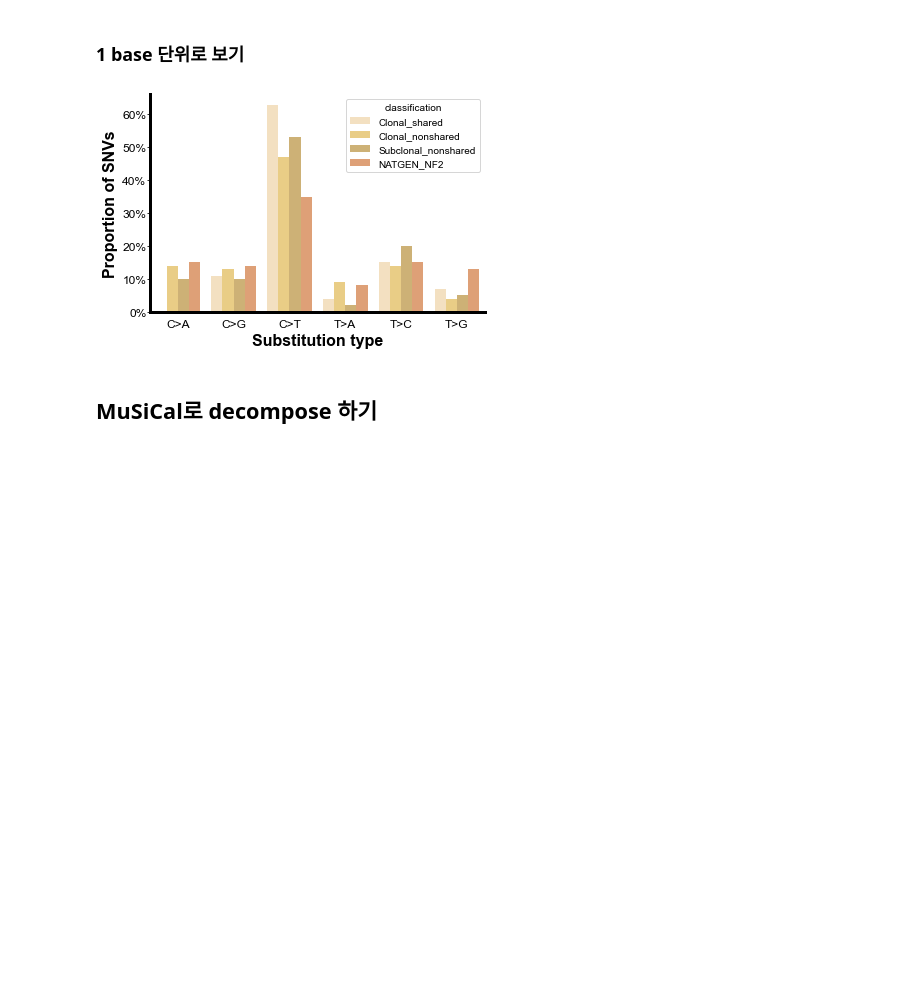
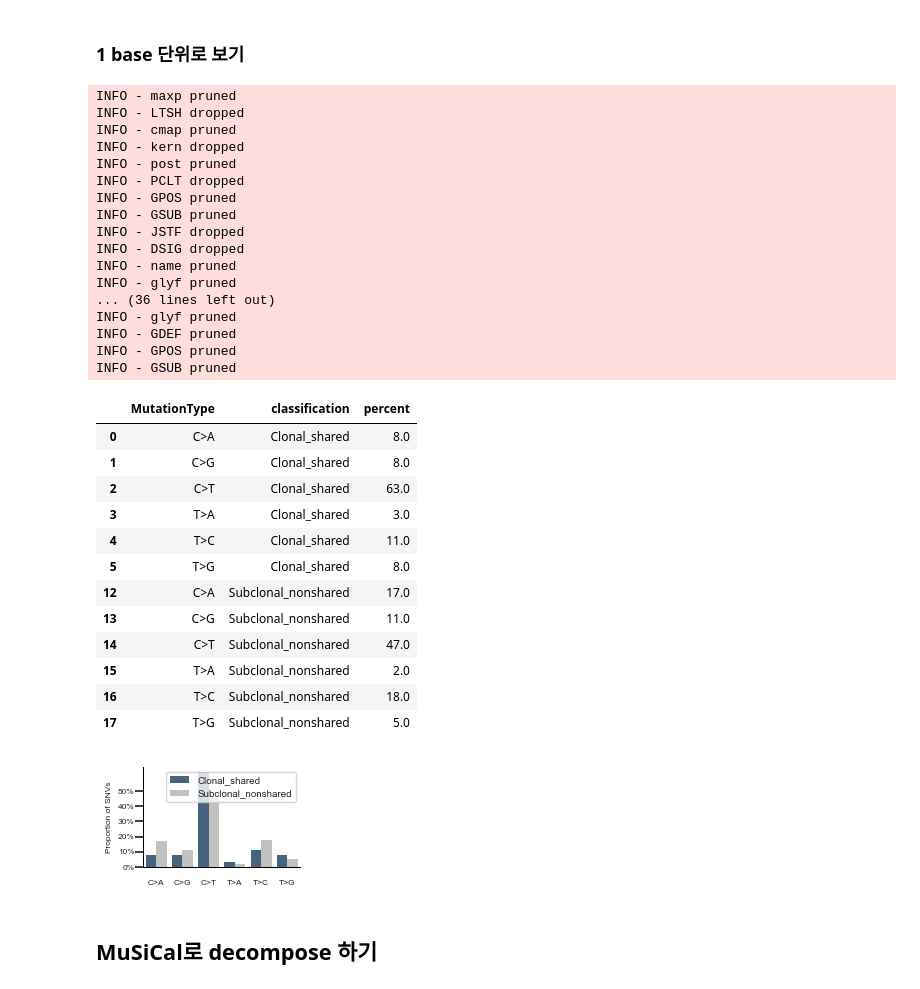
Before and after one commit to goldpm1/meningioma, a Jupyter notebook: 41.Signature/musical_pipe_01.OurData.ipynb, the cells around one changed output. Drawn from its saved outputs; the diff is of its cells as text; code cells hidden in the pictures; blank space fills up the shorter version.

```diff
--- a/41.Signature/musical_pipe_01.OurData.ipynb
+++ b/41.Signature/musical_pipe_01.OurData.ipynb
@@ -395,5 +1189,14 @@ def MERGE_WITH_ALL ( df_acc, boo):
         return ["Clonal_shared", "Clonal_nonshared", "Subclonal_nonshared"], df_acc
 
 ########################################################################################################################
-COLUMN_ORDER, df_acc = MERGE_WITH_ALL (df_acc, False)                  # 전체와 같이 보고 싶으면 True,  분해된 것만 보고 싶으면 False
+
+# 여기서 알아서 df_acc를 바꾼다
+print ( "기존 df_acc : mutation {}개\tsample {}명".format ( df_acc.shape, df_acc["Sample_ID"].unique() ) )
+df_acc = df_acc [df_acc["contam"] == "Meningeal mosaicism"]      # PC가 껴들어가면 안됨
+print ( "변경된 df_acc : mutation {}개\tsample {}명".format ( df_acc.shape, df_acc["Sample_ID"].unique() ) )
+df_acc["Genome"] = "GRCh38"
+df_acc = df_acc.loc[:,  [ "Project", "Sample", "ID",  "Genome", "mut_type", "chrom", "pos_start", "pos_end", "ref", "alt", "Type"  ]]
+
+COLUMN_ORDER, df_acc = MERGE_WITH_ALL ( df_acc, True )                  # 전체와 같이 보고 싶으면 True,  분해된 것만 보고 싶으면 False
+
 df_acc.to_csv ( SIGNATURE_DIR + "/03.by_time/01.raw_matrix/df_acc.txt", sep = "\t",  index = False)
@@ -427,43 +1292,90 @@ Matrices generated for 3 samples with 4 errors. Total of 246 SNVs, 3 DINUCs, and
 # %%
 df_singlebase = pd.read_csv (  SIGNATURE_DIR  + "/03.by_time/01.raw_matrix/output/SBS/Meningioma.SBS6.all", sep = "\t", index_col = 0 )
 df_singlebase = df_singlebase.loc [:, COLUMN_ORDER ]
 NATGEN_SBS6 = "/data/project/Meningioma/41.Signature/11.PublicData/02.NatGen_whole/output/SBS/NATGEN_whole.SBS6.all"
 NATGEN_SBS6 = "/data/project/Meningioma/41.Signature/11.PublicData/02.NatGen_NF2/output/SBS/NATGEN_NF2.SBS6.all"
 df_singlebase_NATGEN = pd.read_csv (  NATGEN_SBS6, sep = "\t", index_col = 0 )
-df_singlebase = pd.concat ( [df_singlebase, df_singlebase_NATGEN], axis = 1)
+SCIENCE_SBS6 = "/data/project/Meningioma/41.Signature/11.PublicData/03.Science_whole/output/SBS/SCIENCE_WHOLE.SBS6.all"
+#SCIENCE_SBS6 = "/data/project/Meningioma/41.Signature/11.PublicData/04.Science_NF2/output/SBS/SCIENCE_NF2.SBS6.all"
+df_singlebase_SCIENCE = pd.read_csv (  SCIENCE_SBS6, sep = "\t", index_col = 0 )
+
+df_singlebase = pd.concat ( [df_singlebase, df_singlebase_NATGEN, df_singlebase_SCIENCE ], axis = 1)
 
 df_singlebase_percentage = round ( ( df_singlebase / df_singlebase.sum(axis=0) ) * 100 )
 df_singlebase_percentage["MutationType"] = df_singlebase_percentage.index
 df_singlebase_percentage_long = pd.melt ( df_singlebase_percentage , id_vars = "MutationType", var_name = "classification", value_name = "percent")
+
+interest_of_column = ["Clonal_shared", "Subclonal_nonshared"]
+df_singlebase_percentage_long  = df_singlebase_percentage_long [ df_singlebase_percentage_long ["classification"].isin (  interest_of_column ) ]
 
 import matplotlib.pyplot as plt
 import seaborn as sns
 import palettable
 import random
 
 plt.rcParams["font.family"] = 'arial'
-fig, ax = plt.subplots ( nrows = 1, ncols = 1, figsize = (6, 4))
+fig, ax = plt.subplots ( nrows = 1, ncols = 1, figsize = (2.25, 1.25))
+fig.subplots_adjust ( bottom = 0.15, top = 0.95, left = 0.25, right = 0.95)
 
 tabl = random.shuffle ( palettable.tableau.Tableau_20.mpl_colors )
 vivid_10 = random.shuffle  ( palettable.cartocolors.qualitative.Vivid_10.mpl_colors )
-colorlist = [  "#FBE2B9", "#F9D475", "#DBB668","#EF9C66", "red"]
+colorlist = [  "#54CE37", "#75FEBF", "#F4C666",  "#7E60BF", "#433878"]
+colorlist = [  "#3D6587",  "#C2C2C2" ]
 
-sns.barplot(data = df_singlebase_percentage_long, x = 'MutationType', y = 'percent', hue = 'classification', palette = colorlist, ax = ax )
+sns.barplot (data = df_singlebase_percentage_long, x = 'MutationType', y = 'percent', hue = 'classification', palette = colorlist, linewidth = 0, ax = ax )
 
-ax.set_xlabel ( "Substitution type", fontdict = {"fontsize": 16, "fontweight" : 'bold' } )
-ax.set_ylabel ( "Proportion of SNVs", fontdict = {"fontsize": 16, "fontweight" : 'bold' } )
-ax.set_yticklabels( [ str (round(i)) + "%" for i in ax.get_yticks()] , fontdict = {"fontsize": 12 } )
-ax.set_xticklabels( [ i.get_text() for i in ax.get_xticklabels()] , fontdict = {"fontsize": 12 } )
+ax.set_xlabel ( "", fontdict = {"fontsize": 16, "fontweight" : 'normal' } )
+ax.set_ylabel ( "Proportion of SNVs", fontdict = {"fontsize": 6, "fontweight" : 'normal' } )
+ax.set_yticks([0, 10, 20, 30, 40, 50])
+ax.set_yticklabels([f"{i.get_text()}%" for i in ax.get_yticklabels() ], fontdict={"fontsize": 6})
+ax.set_xticklabels( [ i.get_text() for i in ax.get_xticklabels()] , fontdict = {"fontsize": 6 } )
 
 ax.tick_params (axis = 'x', rotation = 0,  bottom=False, top=False  )
 ax.tick_params (axis = 'y', pad = 0  )
 
 for axis in ['left', 'bottom']:
-        ax.spines[axis].set_linewidth(3)
+        ax.spines[axis].set_linewidth ( 0.75 )
 for axis in ['right', 'top' ]:
         ax.spines[axis].set_linewidth(0)
+
+ax.legend ( title='', title_fontsize = 6, fontsize = 7, markerscale=0.8)
+%matplotlib inline
+
+
+fig.savefig ( "/data/project/Meningioma/41.Signature/Landscape_1base_SBS.pdf", dpi = 300 )
+df_singlebase_percentage_long
 # %% [output]
+INFO - maxp pruned
+INFO - LTSH dropped
+INFO - cmap pruned
+INFO - kern dropped
+INFO - post pruned
+INFO - PCLT dropped
+INFO - GPOS pruned
+INFO - GSUB pruned
+INFO - JSTF dropped
+INFO - DSIG dropped
+INFO - name pruned
+INFO - glyf pruned
+... (36 lines left out)
+INFO - glyf pruned
+INFO - GDEF pruned
+INFO - GPOS pruned
+INFO - GSUB pruned
+|  | MutationType | classification | percent |
+| 0 | C>A | Clonal_shared | 8.0 |
+| 1 | C>G | Clonal_shared | 8.0 |
+| 2 | C>T | Clonal_shared | 63.0 |
+| 3 | T>A | Clonal_shared | 3.0 |
+| 4 | T>C | Clonal_shared | 11.0 |
+| 5 | T>G | Clonal_shared | 8.0 |
+| 12 | C>A | Subclonal_nonshared | 17.0 |
+| 13 | C>G | Subclonal_nonshared | 11.0 |
+| 14 | C>T | Subclonal_nonshared | 47.0 |
+| 15 | T>A | Subclonal_nonshared | 2.0 |
+| 16 | T>C | Subclonal_nonshared | 18.0 |
+| 17 | T>G | Subclonal_nonshared | 5.0 |
-[figure, old version]
+[figure, new version]
 # %% [markdown]
 ## MuSiCal로 decompose 하기
 # %%
```
Also changed, not shown: parts of 39 cells of this notebook, 48 other files.
